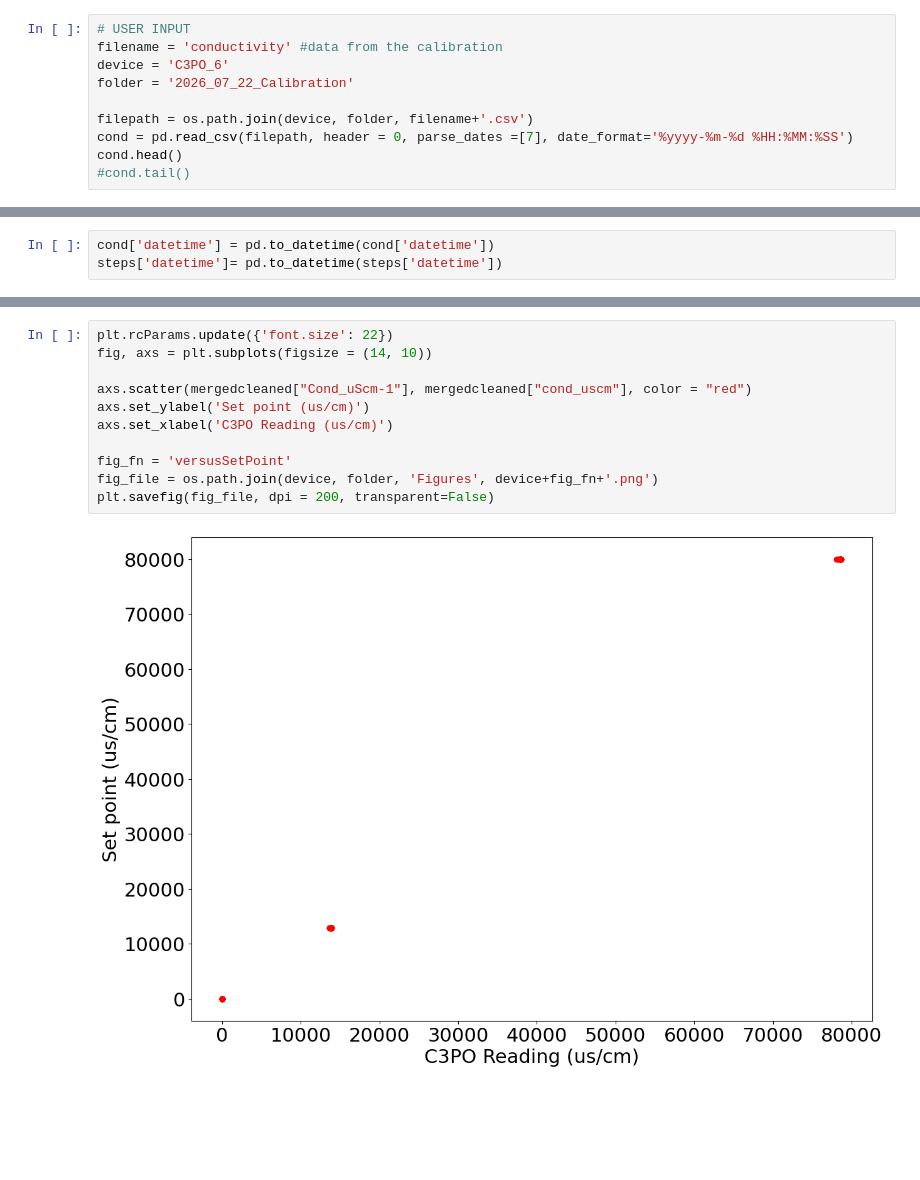
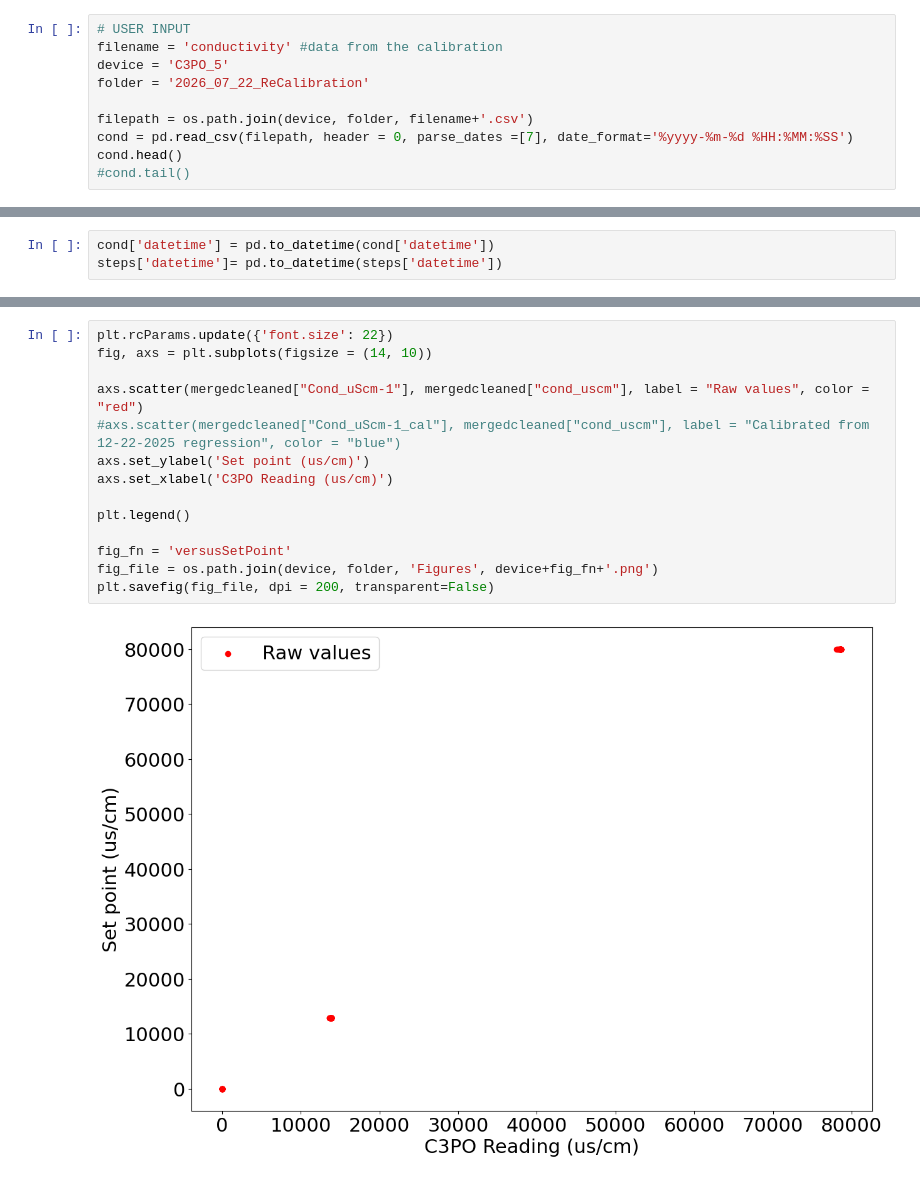
Before and after one commit to COAST-Lab/c3po, a Jupyter notebook: Calibrations/Calibration.ipynb, the cells around one changed output, grey strips where cells are left out. Cells and saved outputs as stored; diff of their text form; blank space fills up the shorter version.

```diff
--- a/Calibrations/Calibration.ipynb
+++ b/Calibrations/Calibration.ipynb
@@ -24,8 +25,8 @@ Check your conductivity data beforehand and remove points that were taken while
 # %%
 # USER INPUT
 filename = 'conductivity' #data from the calibration
-device = 'C3PO_6'
-folder = '2026_07_22_Calibration'
+device = 'C3PO_5'
+folder = '2026_07_22_ReCalibration'
 
 filepath = os.path.join(device, folder, filename+'.csv')
 cond = pd.read_csv(filepath, header = 0, parse_dates =[7], date_format='%yyyy-%m-%d %HH:%MM:%SS')
@@ -122,15 +138,18 @@ mergedcleaned.head()
 # %%
 plt.rcParams.update({'font.size': 22})
 fig, axs = plt.subplots(figsize = (14, 10))
 
-axs.scatter(mergedcleaned["Cond_uScm-1"], mergedcleaned["cond_uscm"], color = "red")
+axs.scatter(mergedcleaned["Cond_uScm-1"], mergedcleaned["cond_uscm"], label = "Raw values", color = "red")
+#axs.scatter(mergedcleaned["Cond_uScm-1_cal"], mergedcleaned["cond_uscm"], label = "Calibrated from 12-22-2025 regression", color = "blue")
 axs.set_ylabel('Set point (us/cm)')
 axs.set_xlabel('C3PO Reading (us/cm)')
+
+plt.legend()
 
 fig_fn = 'versusSetPoint'
 fig_file = os.path.join(device, folder, 'Figures', device+fig_fn+'.png')
 plt.savefig(fig_file, dpi = 200, transparent=False)
 # %% [output]
-[figure, old version]
+[figure, new version]
 # %%
 y = mergedcleaned["cond_uscm"]
```
Also changed, not shown: parts of 13 cells of this notebook, 52 other files.
